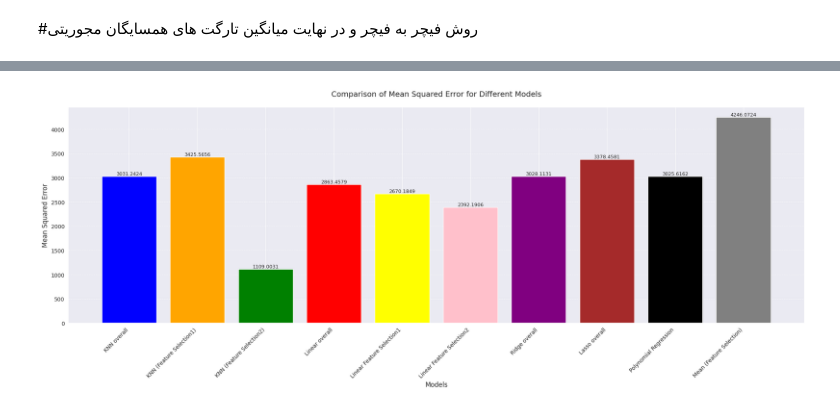
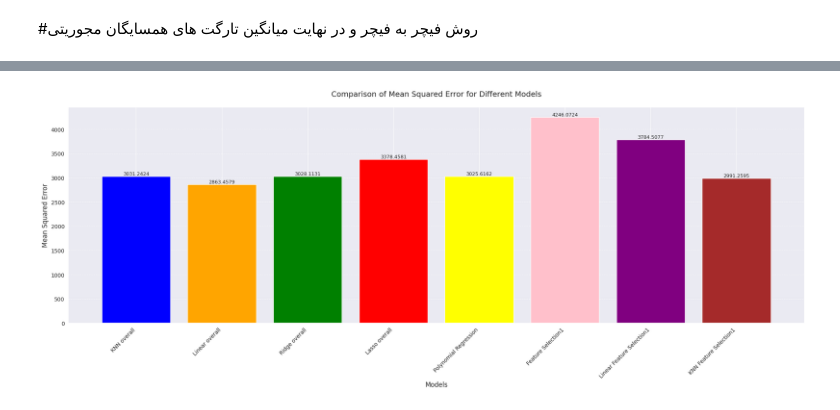
Before and after one commit to AzamChatrAzar/neumerical-datasets, a Jupyter notebook: deiabet1.ipynb, the cells around one changed output, grey strips where cells are left out. Cells and saved outputs as stored; diff of their text form; code cells hidden in the pictures.

```diff
--- a/deiabet1.ipynb
+++ b/deiabet1.ipynb
@@ -841,34 +604,31 @@ MSE ( KNN): 1109.0030566434236
 # %%
 import matplotlib.pyplot as plt
 
 # داده‌ها
-models = ['KNN overall', 'KNN (Feature Selection1)', 'KNN (Feature Selection2)',
-          'Linear overall', 'Linear Feature Selection1', 'Linear Feature Selection2',
-          'Ridge overall', 'Lasso overall', 'Polynomial Regression', 'Mean (Feature Selection)']
-mse_values = [mse1, mse_knn, mse_final, mse2, mse_linear, mse_final_lr,
-              mse_ridge, mse_lasso, mse_poly, mse]
+models = ['KNN overall', 'Linear overall',   'Ridge overall', 'Lasso overall', 'Polynomial Regression',' Feature Selection1','Linear Feature Selection1','KNN Feature Selection1'  ]
+mse_values = [mse1,   mse2, mse_ridge, mse_lasso, mse_poly, mse,mse_lin_features,mse_knr_features]
 
 # ایجاد نمودار با تنظیمات مناسب
 plt.figure(figsize=(20, 8))
 bars = plt.bar(models, mse_values,
                color=['blue', 'orange', 'green', 'red', 'yellow',
-                     'pink', 'purple', 'brown', 'black', 'gray'])
+                     'pink', 'purple', 'brown'])
 
 # تنظیمات برای خوانایی بهتر
 plt.title('Comparison of Mean Squared Error for Different Models', fontsize=14, pad=20)
 plt.xlabel('Models', fontsize=12)
 plt.ylabel('Mean Squared Error', fontsize=12)
 plt.xticks(rotation=45, ha='right', fontsize=10)  # چرخش 45 درجه و تراز به راست
 plt.tight_layout()  # تنظیم خودکار فاصله‌ها برای جلوگیری از برش خوردن
 
 # اضافه کردن مقدار عددی روی هر میله
 for bar in bars:
     height = bar.get_height()
     plt.text(bar.get_x() + bar.get_width()/2., height,
              f'{height:.4f}',
              ha='center', va='bottom', fontsize=9, rotation=0)
 
 plt.grid(axis='y', linestyle='--', alpha=0.7)
 plt.show()
 # %% [output]
-[figure, old version]
+[figure, new version]
```
Also changed, not shown: parts of 30 cells of this notebook.
